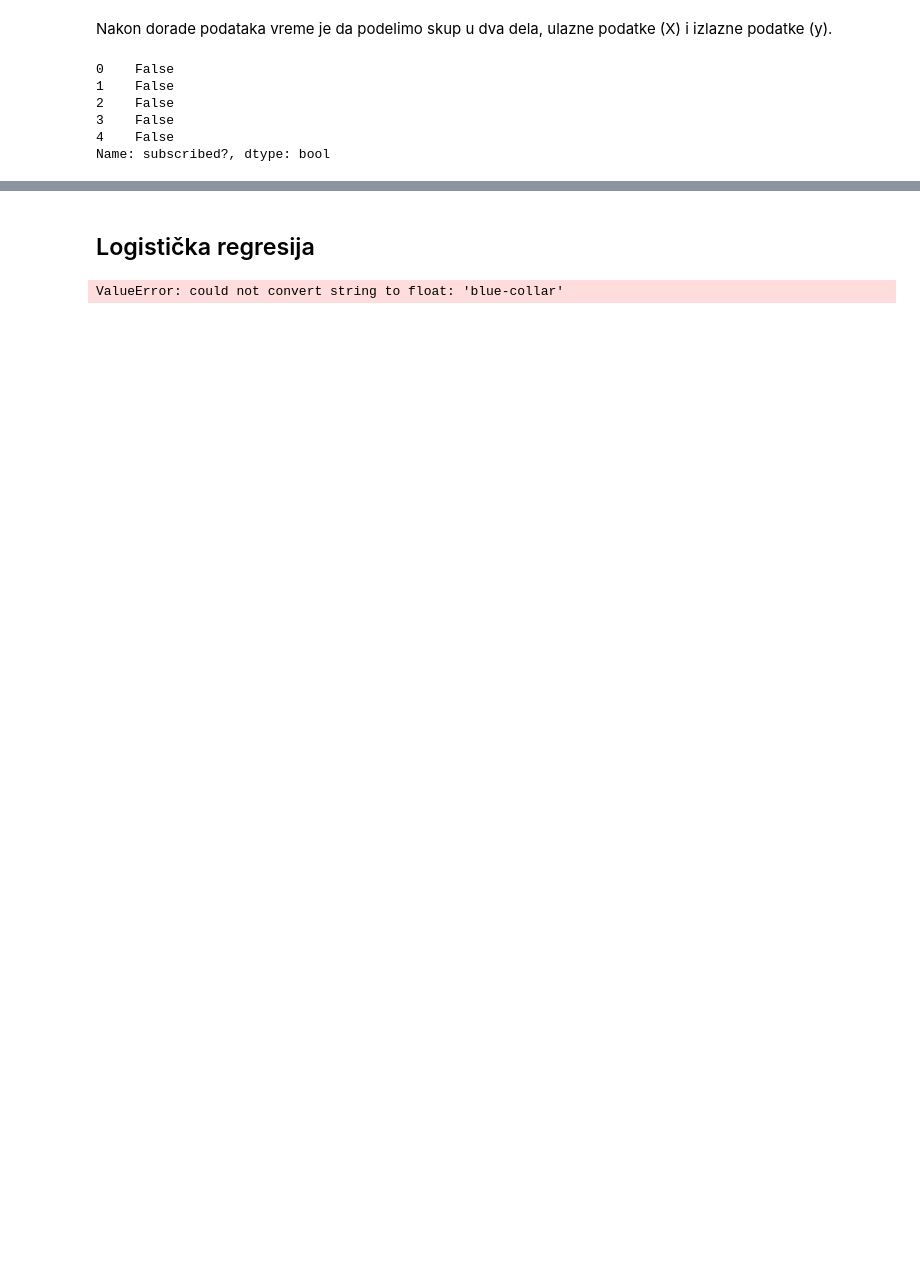
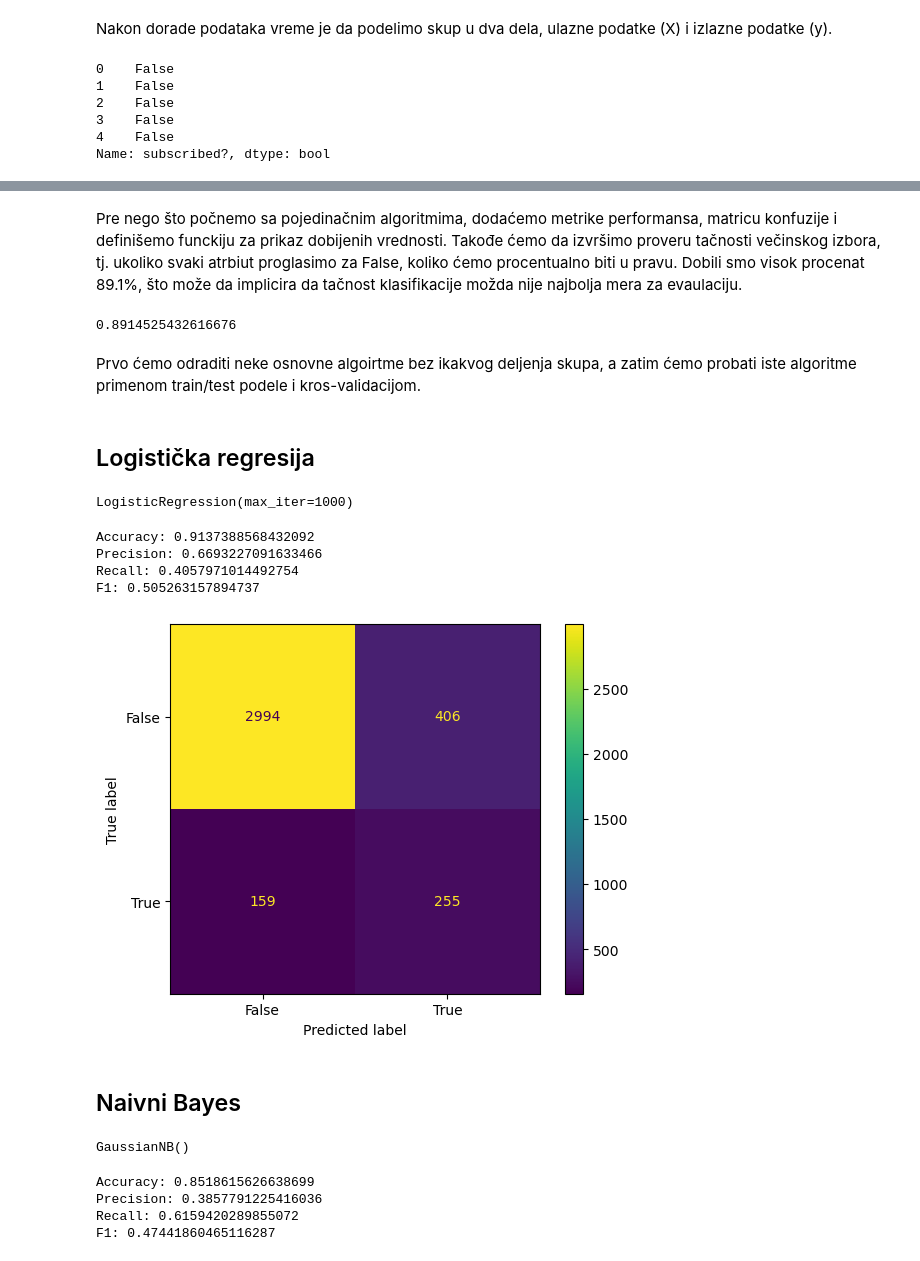
Before and after one commit to NemanjaGojkovic/Kori-enje-klasifikacije-i-klasterovanja-u-sistemu-banke, a Jupyter notebook: Klasifikacija (2. domaci).ipynb, the cells around one changed output, grey strips where cells are left out. Cells and saved outputs as stored; diff of their text form; code cells hidden in the pictures; blank space fills up the shorter version.

```diff
--- a/Klasifikacija (2. domaci).ipynb
+++ b/Klasifikacija (2. domaci).ipynb
@@ -45,4 +45,6 @@ subscribed?            bool
 dtype: object
+# %%
+banks=banks.dropna()
 # %% [markdown]
 Nakon dorade podataka vreme je da podelimo skup u dva dela, ulazne podatke (X) i izlazne podatke (y).
 # %%
@@ -60,2 +71,16 @@ Name: subscribed?, dtype: bool
+# %% [markdown]
+Pre nego što počnemo sa pojedinačnim algoritmima, dodaćemo metrike performansa, matricu konfuzije i definišemo funckiju za prikaz dobijenih vrednosti. Takođe ćemo da izvršimo proveru tačnosti večinskog izbora, tj. ukoliko svaki atrbiut proglasimo za False, koliko ćemo procentualno biti u pravu. Dobili smo visok procenat 89.1%, što može da implicira da tačnost klasifikacije možda nije najbolja mera za evaulaciju.
+# %%
+from sklearn.metrics import confusion_matrix, accuracy_score, recall_score, precision_score, f1_score, ConfusionMatrixDisplay
+def print_performance(y, y_hat):
+    print(f'Accuracy: {accuracy_score(y, y_hat)}')
+    print(f'Precision: {precision_score(y, y_hat)}')
+    print(f'Recall: {recall_score(y, y_hat)}')
+    print(f'F1: {f1_score(y, y_hat)}')
+accuracy_score(y, np.repeat(0, len(y)))
+# %% [output]
+0.8914525432616676
+# %% [markdown]
+Prvo ćemo odraditi neke osnovne algoirtme bez ikakvog deljenja skupa, a zatim ćemo probati iste algoritme primenom train/test podele i kros-validacijom.
 # %% [markdown]
 ## Logistička regresija
@@ -65,4 +87,21 @@ model=DecisionTreeClassifier()
-# %%
-model.fit(X,y)
-# %% [output]
-ValueError: could not convert string to float: 'blue-collar'
+# %%
+from sklearn.linear_model import LogisticRegression
+model = LogisticRegression(max_iter=1000)
+# %%
+model.fit(X,y)
+# %% [output]
+LogisticRegression(max_iter=1000)
+# %%
+print_performance(y, model.predict(X))
+# %% [output]
+Accuracy: 0.9137388568432092
+Precision: 0.6693227091633466
+Recall: 0.4057971014492754
+F1: 0.505263157894737
+# %%
+ConfusionMatrixDisplay(confusion_matrix(y, model.predict(X)), display_labels = [False, True]).plot()
+plt.show()
+# %% [output]
+[figure, added]
+# %% [markdown]
+## Naivni Bayes
@@ -68,0 +111,11 @@ ValueError: could not convert string to float: 'blue-collar'
+# %%
+model.fit(X,y)
+# %% [output]
+GaussianNB()
+# %%
+print_performance(y, model.predict(X))
+# %% [output]
+Accuracy: 0.8518615626638699
+Precision: 0.3857791225416036
+Recall: 0.6159420289855072
+F1: 0.47441860465116287
```
Also changed, not shown: parts of 18 cells of this notebook, 2 other files.
